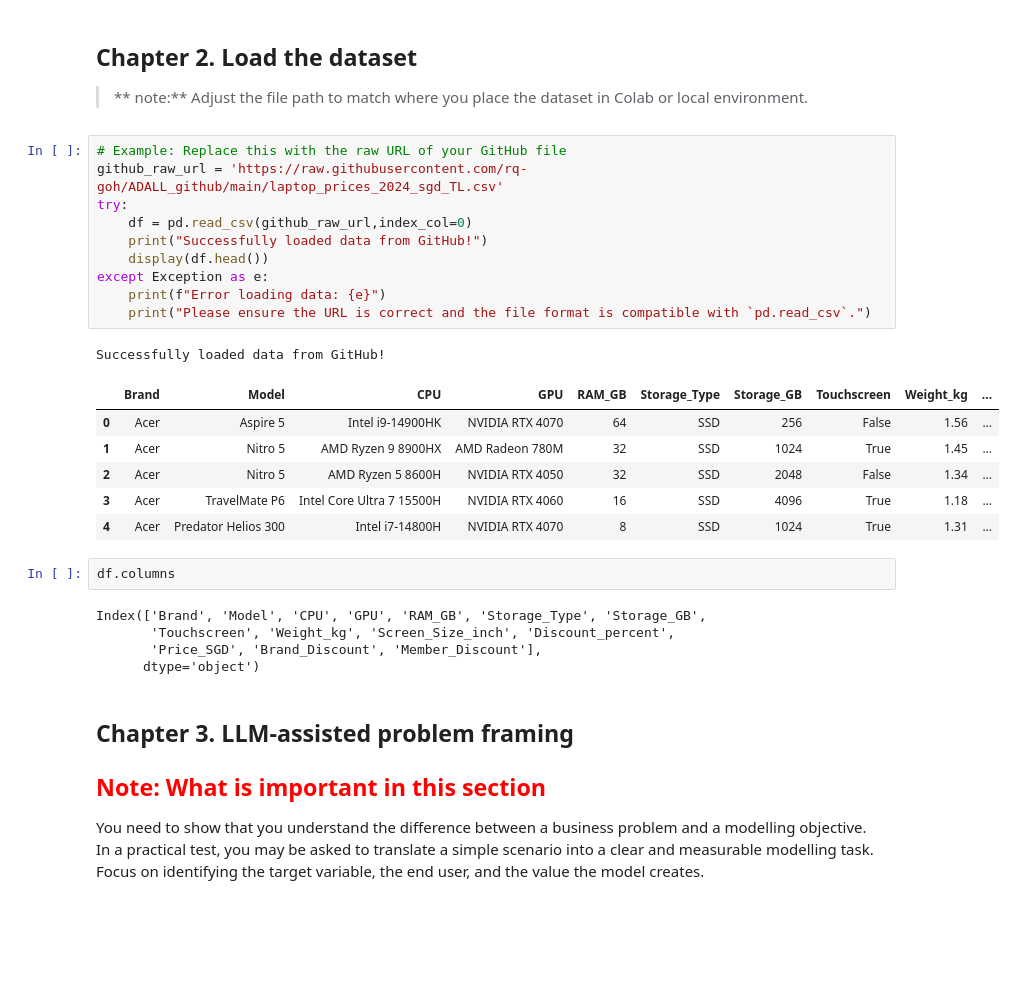
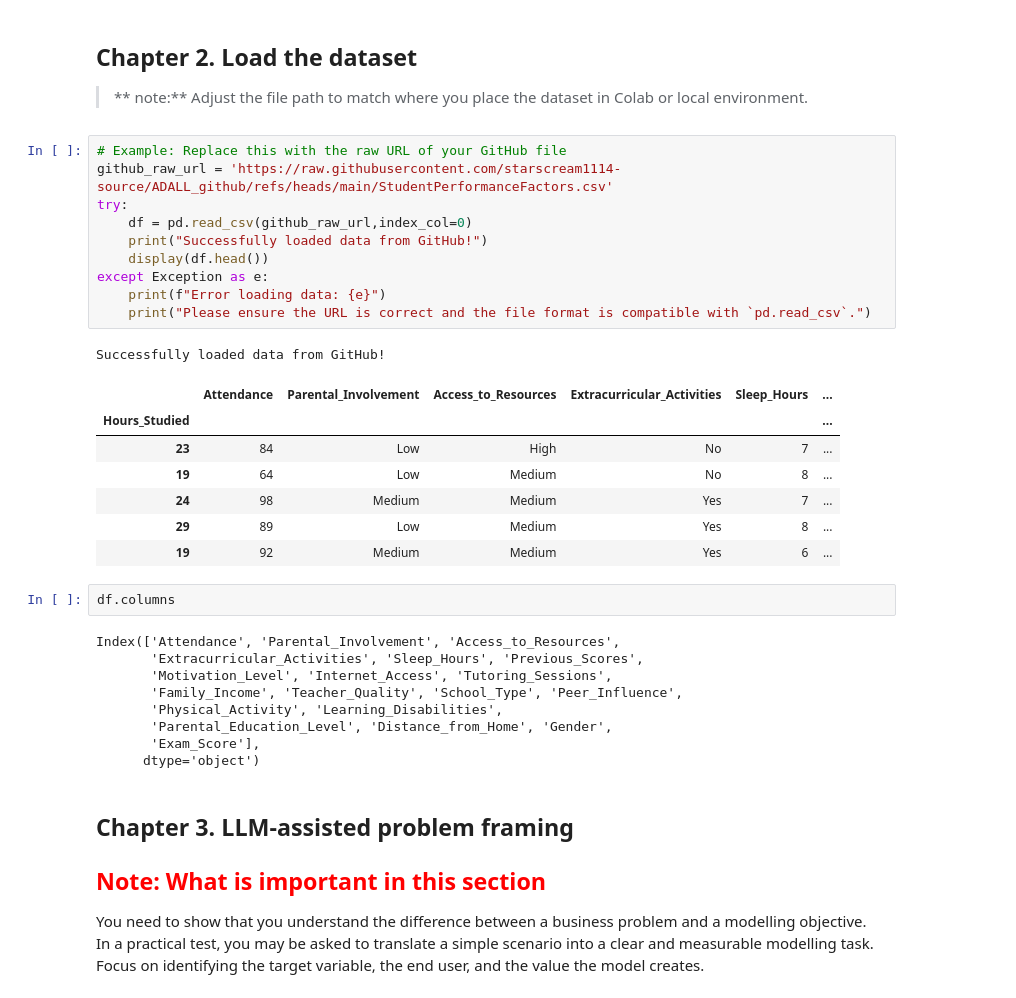
Before and after one commit to starscream1114-source/ADALL_github, a Jupyter notebook: ADALL_Preparing_and_Modelling.ipynb, the cells around one changed output. Cells and saved outputs as stored; diff of their text form; blank space fills up the shorter version.

```diff
--- a/ADALL_Preparing_and_Modelling.ipynb
+++ b/ADALL_Preparing_and_Modelling.ipynb
@@ -86,28 +86,33 @@ import xgboost as xgb
 > ** note:** Adjust the file path to match where you place the dataset in Colab or local environment.
 # %%
 # Example: Replace this with the raw URL of your GitHub file
-github_raw_url = 'https://raw.githubusercontent.com/rq-goh/ADALL_github/main/laptop_prices_2024_sgd_TL.csv'
+github_raw_url = 'https://raw.githubusercontent.com/starscream1114-source/ADALL_github/refs/heads/main/StudentPerformanceFactors.csv'
 try:
     df = pd.read_csv(github_raw_url,index_col=0)
     print("Successfully loaded data from GitHub!")
     display(df.head())
 except Exception as e:
     print(f"Error loading data: {e}")
     print("Please ensure the URL is correct and the file format is compatible with `pd.read_csv`.")
 # %% [output]
 Successfully loaded data from GitHub!
-|  | Brand | Model | CPU | GPU | RAM_GB | Storage_Type | Storage_GB | Touchscreen | Weight_kg | ... |
-| 0 | Acer | Aspire 5 | Intel i9-14900HK | NVIDIA RTX 4070 | 64 | SSD | 256 | False | 1.56 | ... |
-| 1 | Acer | Nitro 5 | AMD Ryzen 9 8900HX | AMD Radeon 780M | 32 | SSD | 1024 | True | 1.45 | ... |
-| 2 | Acer | Nitro 5 | AMD Ryzen 5 8600H | NVIDIA RTX 4050 | 32 | SSD | 2048 | False | 1.34 | ... |
-| 3 | Acer | TravelMate P6 | Intel Core Ultra 7 15500H | NVIDIA RTX 4060 | 16 | SSD | 4096 | True | 1.18 | ... |
-| 4 | Acer | Predator Helios 300 | Intel i7-14800H | NVIDIA RTX 4070 | 8 | SSD | 1024 | True | 1.31 | ... |
+|  | Attendance | Parental_Involvement | Access_to_Resources | Extracurricular_Activities | Sleep_Hours | ... |
+| Hours_Studied |  |  |  |  |  | ... |
+| 23 | 84 | Low | High | No | 7 | ... |
+| 19 | 64 | Low | Medium | No | 8 | ... |
+| 24 | 98 | Medium | Medium | Yes | 7 | ... |
+| 29 | 89 | Low | Medium | Yes | 8 | ... |
+| 19 | 92 | Medium | Medium | Yes | 6 | ... |
 # %%
 df.columns
 # %% [output]
-Index(['Brand', 'Model', 'CPU', 'GPU', 'RAM_GB', 'Storage_Type', 'Storage_GB',
-       'Touchscreen', 'Weight_kg', 'Screen_Size_inch', 'Discount_percent',
-       'Price_SGD', 'Brand_Discount', 'Member_Discount'],
+Index(['Attendance', 'Parental_Involvement', 'Access_to_Resources',
+       'Extracurricular_Activities', 'Sleep_Hours', 'Previous_Scores',
+       'Motivation_Level', 'Internet_Access', 'Tutoring_Sessions',
+       'Family_Income', 'Teacher_Quality', 'School_Type', 'Peer_Influence',
+       'Physical_Activity', 'Learning_Disabilities',
+       'Parental_Education_Level', 'Distance_from_Home', 'Gender',
+       'Exam_Score'],
       dtype='object')
 # %% [markdown]
 ## Chapter 3. LLM-assisted problem framing
```
Also changed, not shown: parts of 3 cells of this notebook.
